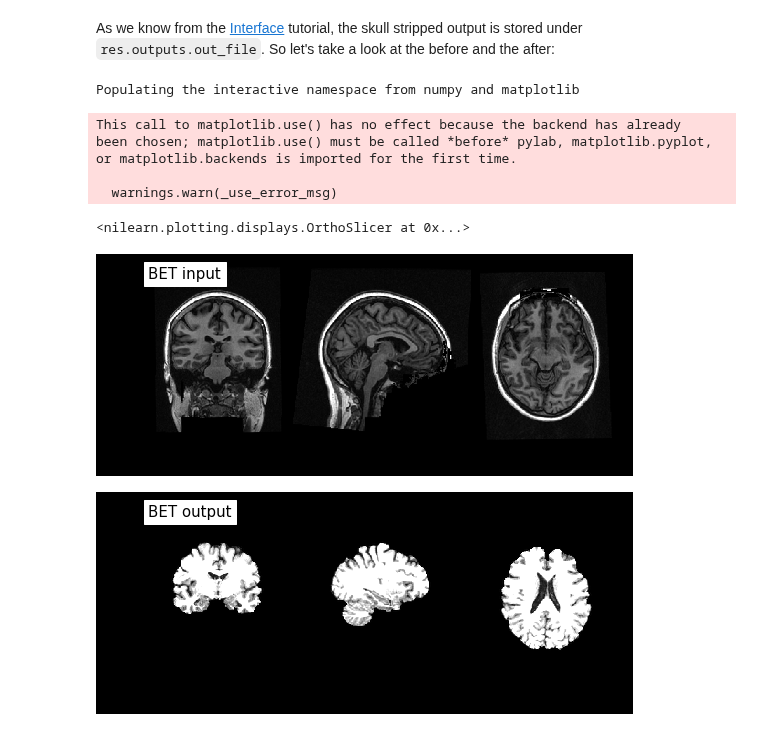
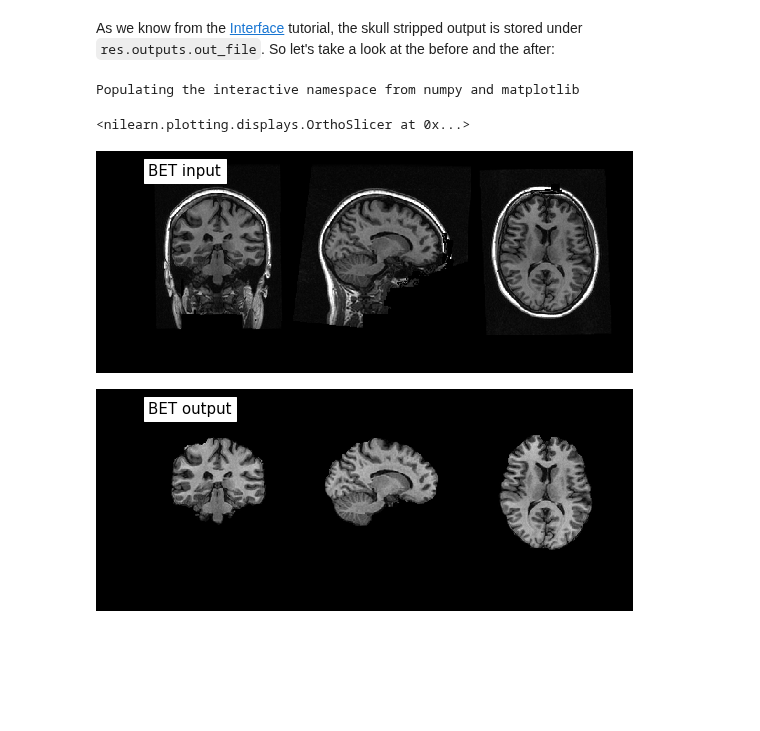
Before and after one commit to miykael/nipype_tutorial, a Jupyter notebook: notebooks/basic_nodes.ipynb, the cells around one changed output. Cells and saved outputs as stored; diff of their text form; code cells hidden in the pictures; blank space fills up the shorter version.

```diff
--- a/notebooks/basic_nodes.ipynb
+++ b/notebooks/basic_nodes.ipynb
@@ -83,7 +83,7 @@ from nipype.interfaces.fsl import BET
 from nipype import Node
 
 # Create Node
-bet = Node(BET(), name='bet_node')
+bet = Node(BET(frac=0.3), name='bet_node')
 # %% [markdown]
 In the [Interface](basic_interfaces.ipynb) tutorial, we were able to specify the input file with the ``in_file`` parameter. This works exactly the same way in this case, where the interface is in a node. The only thing that we have to be careful about when we use a node is to specify where this node should be executed. This is only relevant for when we execute a node by itself, but not when we use them in a [Workflow](basic_workflow.ipynb).
 # %%
@@ -102,17 +102,12 @@ As we know from the [Interface](basic_interfaces.ipynb) tutorial, the skull stri
 # %%
 %pylab inline
 from nilearn.plotting import plot_anat
-plot_anat(bet.inputs.in_file, title='BET input',
+plot_anat(bet.inputs.in_file, title='BET input', cut_coords=(10,10,10),
           display_mode='ortho', dim=-1, draw_cross=False, annotate=False)
-plot_anat(res.outputs.out_file, title='BET output',
-          display_mode='ortho', dim=-1, draw_cross=False, annotate=False)
+plot_anat(res.outputs.out_file, title='BET output', cut_coords=(10,10,10),
+          display_mode='ortho',draw_cross=False, annotate=False)
 # %% [output]
 Populating the interactive namespace from numpy and matplotlib
-This call to matplotlib.use() has no effect because the backend has already
-been chosen; matplotlib.use() must be called *before* pylab, matplotlib.pyplot,
-or matplotlib.backends is imported for the first time.
-
-  warnings.warn(_use_error_msg)
+<nilearn.plotting.displays.OrthoSlicer at 0x...>
-<nilearn.plotting.displays.OrthoSlicer at 0x...>
-[figure, old version]
+[figure, new version]
-[figure, old version]
+[figure, new version]
```
Also changed, not shown: parts of 3 cells of this notebook.
